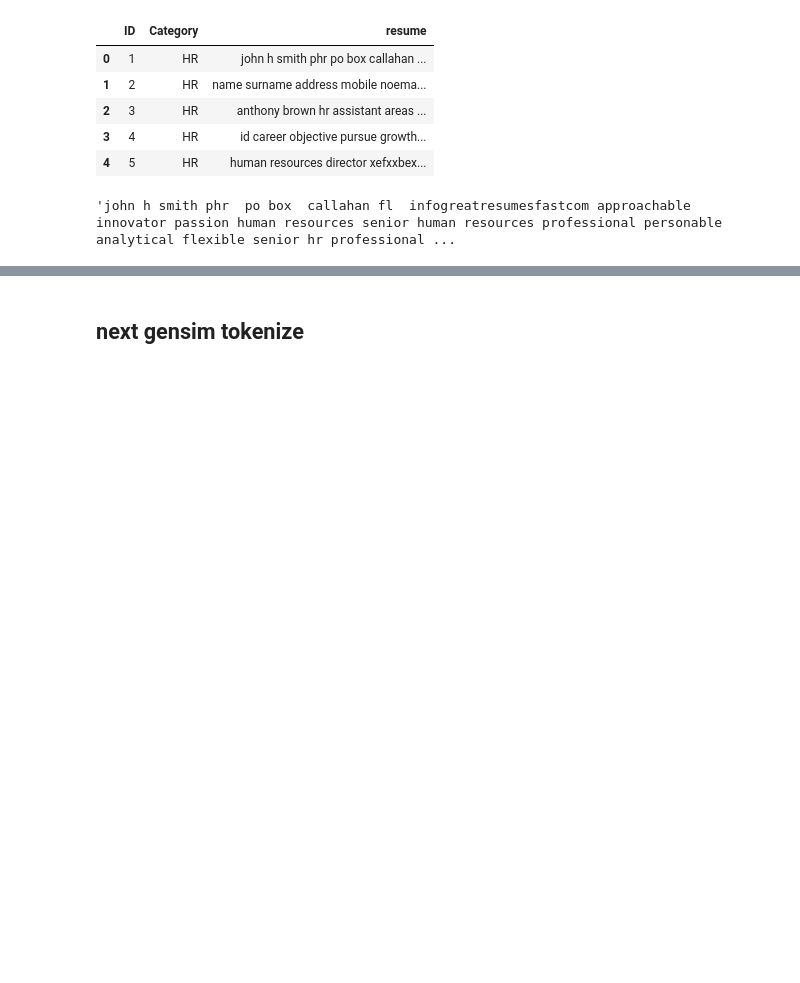
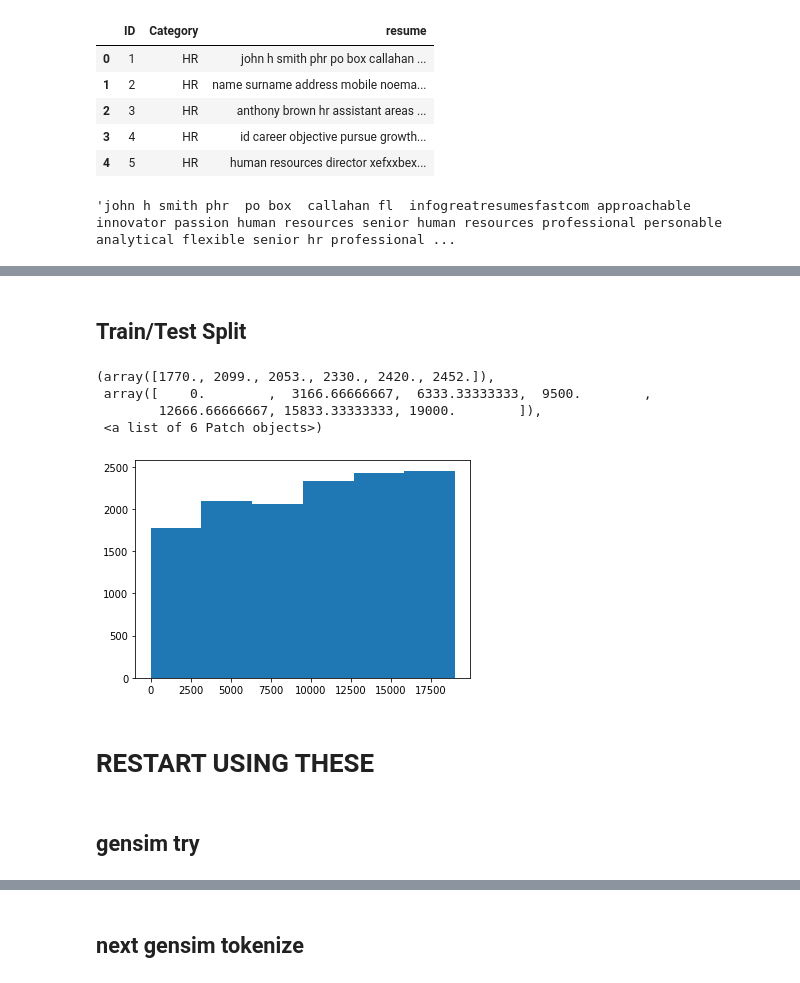
Before and after one commit to rskuzma/NLP_projects, a Jupyter notebook: job_recommender_project/cleaning_data.ipynb, the cells around one changed output, grey strips where cells are left out. Saved outputs shown, nothing was run; the diff lists cells and outputs as text; code cells hidden in the pictures; blank space fills up the shorter version.

Commit message:
continued cleaning. Think I need to add tags to properly utilize gensim

```diff
--- a/job_recommender_project/cleaning_data.ipynb
+++ b/job_recommender_project/cleaning_data.ipynb
@@ -156,0 +201,12 @@ df['resume'][0]
+# %%
+#drop columns. Kept Title, Description, Requirement, and Quals
+#19001 rows x 5 cols
+jobs.drop(['jobpost', 'date', 'AnnouncementCode', 'Term', 'Eligibility',
+       'Audience', 'StartDate', 'Duration', 'Location',
+       'Salary', 'ApplicationP', 'OpeningDate', 'Deadline', 'Notes', 'AboutC',
+       'Attach', 'Year', 'Month', 'IT'], axis=1, inplace=True)
+
+#renaming
+jobs['JobRequirement'] = jobs['JobRequirment']
+jobs.drop(['JobRequirment'], axis=1, inplace=True)
+jobs
@@ -156,0 +227,5 @@ df['resume'][0]
+# %%
+#drop any rows with NaN
+#13124 rows x 5 cols from 19001 rows x 5 cols
+jobs.dropna(inplace=True)
+jobs
@@ -156,0 +263,3 @@ df['resume'][0]
+# %%
+#make new 'combined' column, concatenate strings from JobDescription, JobRequirement
+jobs['combined'] = jobs['Title'].str.cat(jobs['JobDescription'], sep=' ').str.cat(jobs['JobRequirement'], sep=' ').str.cat(jobs['RequiredQual'], sep =' ')
@@ -156,0 +270,10 @@ df['resume'][0]
+# %%
+jobs["combined"] = jobs["combined"].astype(str).str.lower()
+jobs['combined'] = jobs['combined'].apply(remove_urls)
+jobs['combined'] = jobs['combined'].apply(remove_html)
+jobs['combined'] = jobs["combined"].apply(unicodetoascii)
+jobs['combined'] = jobs['combined'].apply(remove_hyphens)
+jobs['combined'] = jobs['combined'].apply(remove_endlines)
+jobs['combined'] = jobs['combined'].apply(remove_punctuation)
+jobs['combined'] = jobs['combined'].apply(remove_stopwords)
+jobs['combined'] = jobs['combined'].apply(remove_digits)
@@ -156,0 +308,12 @@ df['resume'][0]
+# %% [markdown]
+## Train/Test Split
+# %%
+indices = np.asarray(list(jobs.index.values))
+indices
+plt.hist(indices, bins=6)
+# %% [output]
+(array([1770., 2099., 2053., 2330., 2420., 2452.]),
+ array([    0.        ,  3166.66666667,  6333.33333333,  9500.        ,
+        12666.66666667, 15833.33333333, 19000.        ]),
+ <a list of 6 Patch objects>)
+[figure, added]
@@ -156,0 +323,2 @@ df['resume'][0]
+# %% [markdown]
+# RESTART USING THESE
@@ -156,0 +331,2 @@ df['resume'][0]
+# %% [markdown]
+## gensim try
```
Also changed, not shown: parts of 36 cells of this notebook.
